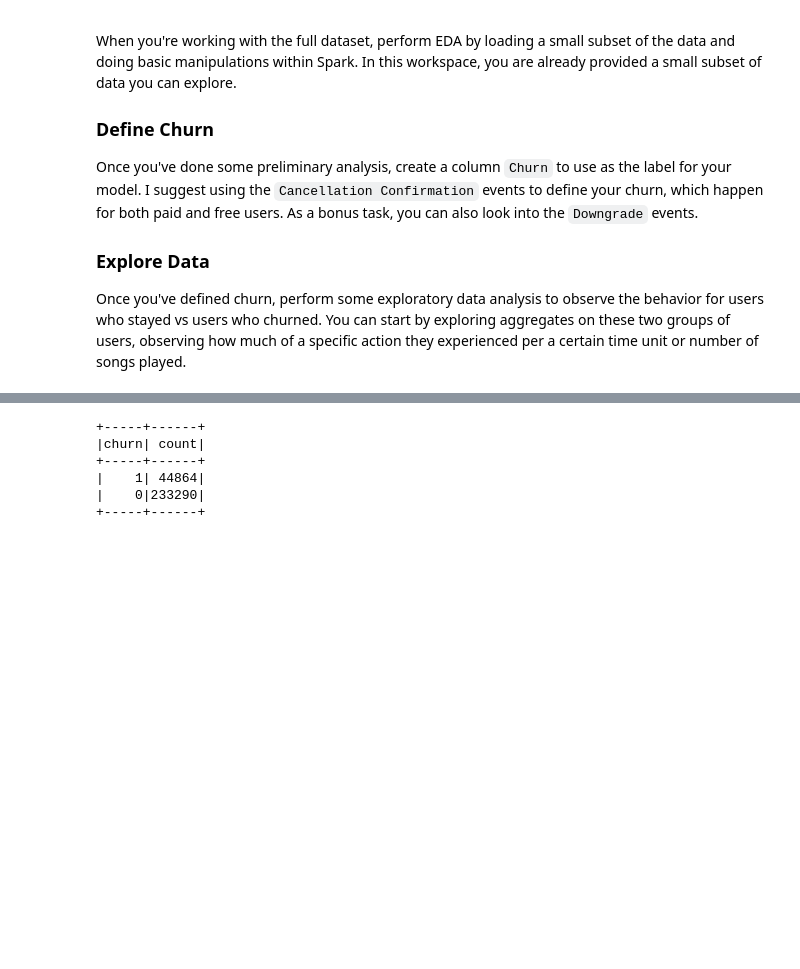
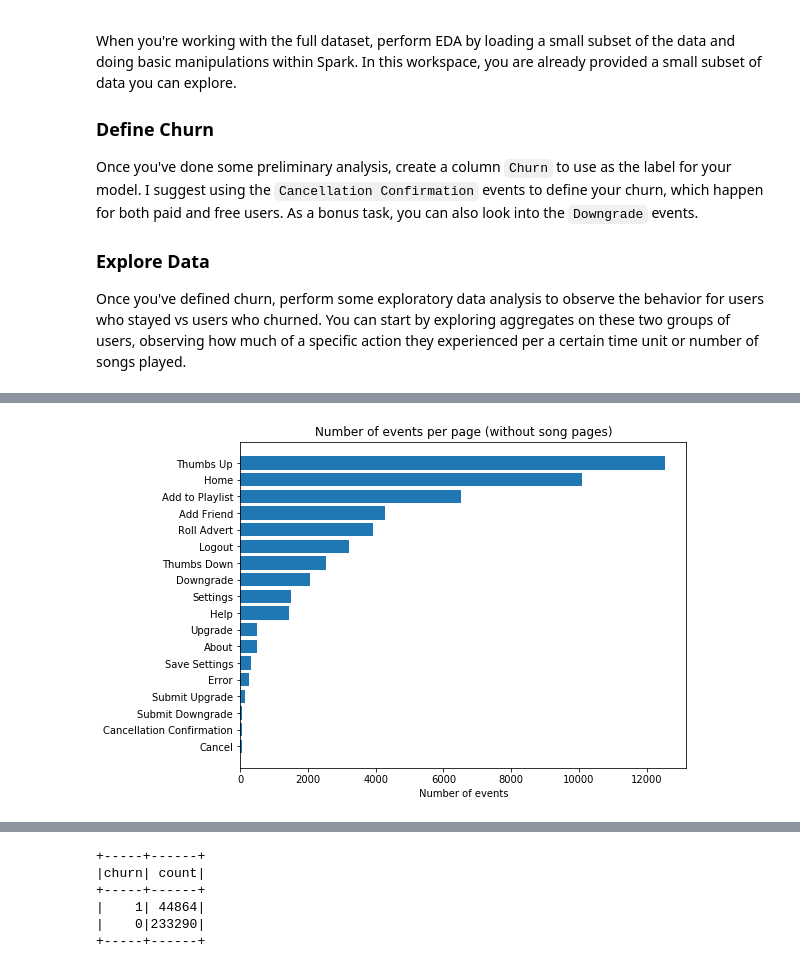
Before and after one commit to mwinterde/sparkify-capstone, a Jupyter notebook: Sparkify.ipynb, the cells around one changed output, grey strips where cells are left out. Saved outputs shown, nothing was run; the diff lists cells and outputs as text; code cells hidden in the pictures; blank space fills up the shorter version.

```diff
--- a/Sparkify.ipynb
+++ b/Sparkify.ipynb
@@ -109,0 +167,10 @@ Once you've defined churn, perform some exploratory data analysis to observe the
+# %%
+# Pages without 'NextSong'
+num_events_per_page_nosongs = num_events_per_page[num_events_per_page.page!='NextSong']
+plt.figure(figsize=(8, 6))
+plt.title("Number of events per page (without song pages)")
+plt.barh(num_events_per_page_nosongs['page'], num_events_per_page_nosongs['count'])
+plt.xlabel("Number of events")
+plt.show()
+# %% [output]
+[figure, added]
```
Also changed, not shown: parts of 60 cells of this notebook.
